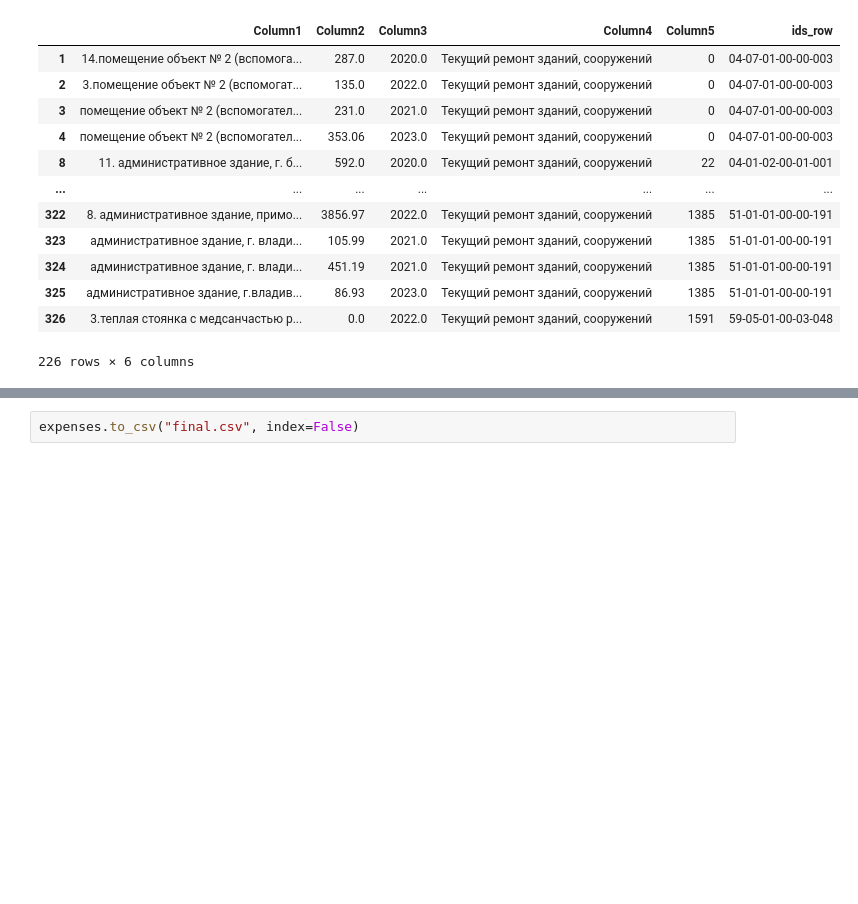
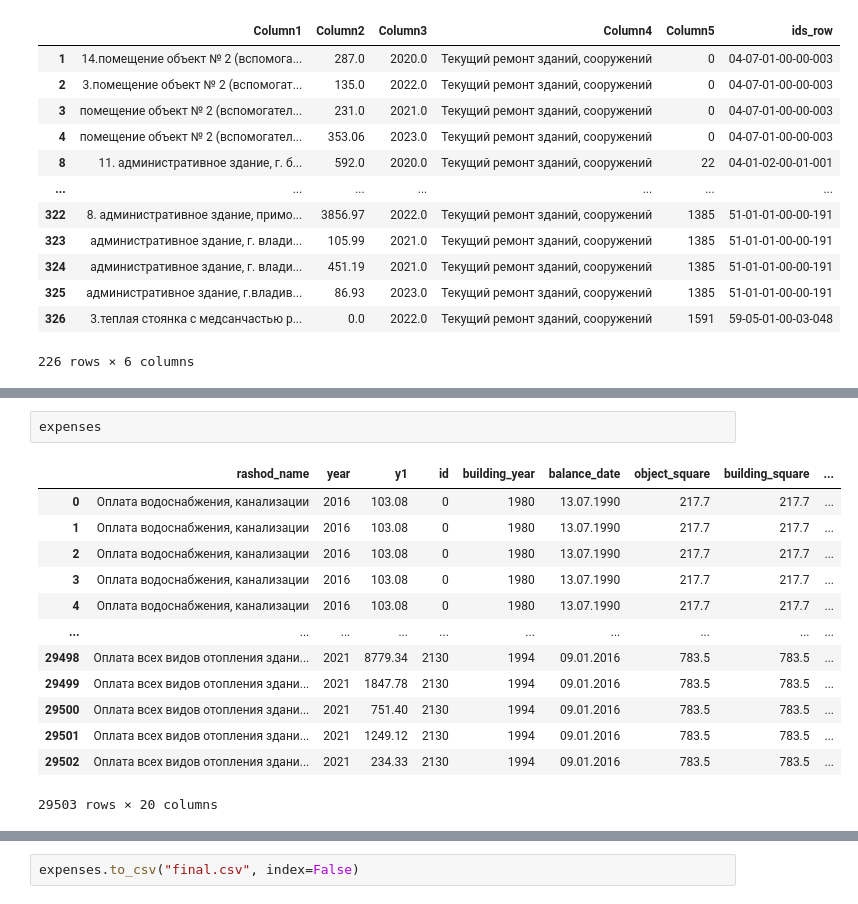
Before and after one commit to zayycev22/inflation, a Jupyter notebook: parse2.ipynb, the cells around one changed output, grey strips where cells are left out. Drawn from its saved outputs; the diff is of its cells as text; blank space fills up the shorter version.

```diff
--- a/parse2.ipynb
+++ b/parse2.ipynb
@@ -143 +268,17 @@ expenses
+# %%
+expenses
+# %% [output]
+|  | rashod_name | year | y1 | id | building_year | balance_date | object_square | building_square | ... |
+| 0 | Оплата водоснабжения, канализации | 2016 | 103.08 | 0 | 1980 | 13.07.1990 | 217.7 | 217.7 | ... |
+| 1 | Оплата водоснабжения, канализации | 2016 | 103.08 | 0 | 1980 | 13.07.1990 | 217.7 | 217.7 | ... |
+| 2 | Оплата водоснабжения, канализации | 2016 | 103.08 | 0 | 1980 | 13.07.1990 | 217.7 | 217.7 | ... |
+| 3 | Оплата водоснабжения, канализации | 2016 | 103.08 | 0 | 1980 | 13.07.1990 | 217.7 | 217.7 | ... |
+| 4 | Оплата водоснабжения, канализации | 2016 | 103.08 | 0 | 1980 | 13.07.1990 | 217.7 | 217.7 | ... |
+| ... | ... | ... | ... | ... | ... | ... | ... | ... | ... |
+| 29498 | Оплата всех видов отопления здани... | 2021 | 8779.34 | 2130 | 1994 | 09.01.2016 | 783.5 | 783.5 | ... |
+| 29499 | Оплата всех видов отопления здани... | 2021 | 1847.78 | 2130 | 1994 | 09.01.2016 | 783.5 | 783.5 | ... |
+| 29500 | Оплата всех видов отопления здани... | 2021 | 751.40 | 2130 | 1994 | 09.01.2016 | 783.5 | 783.5 | ... |
+| 29501 | Оплата всех видов отопления здани... | 2021 | 1249.12 | 2130 | 1994 | 09.01.2016 | 783.5 | 783.5 | ... |
+| 29502 | Оплата всех видов отопления здани... | 2021 | 234.33 | 2130 | 1994 | 09.01.2016 | 783.5 | 783.5 | ... |
+29503 rows × 20 columns
 # %%
```
Also changed, not shown: parts of 13 cells of this notebook, 1 other file.
